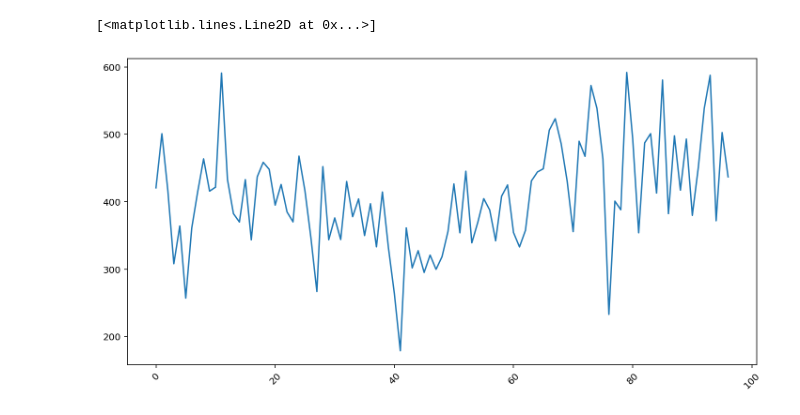
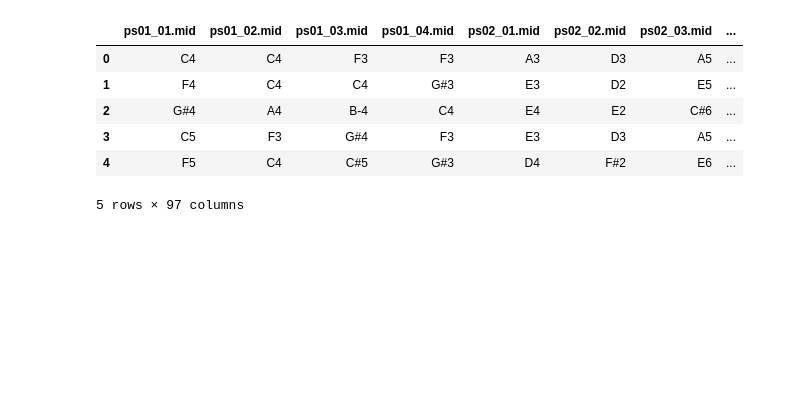
Before and after one commit to neilgogogo/digital_musicology, a Jupyter notebook: milestone2.ipynb, the cells around one changed output. Saved outputs shown, nothing was run; the diff lists cells and outputs as text; code cells hidden in the pictures; blank space fills up the shorter version.

```diff
--- a/milestone2.ipynb
+++ b/milestone2.ipynb
@@ -12,0 +19,10 @@ DATA_DIR = r'./another_midi'
+# %%
+### Object structure used by music21 lib
+materials = []
+midi = converter.parse(SAMPLE_FILE)
+parts = instrument.partitionByInstrument(midi)
+for music_instrument in parts:
+    for element_by_offset in stream.iterator.OffsetIterator(music_instrument):
+        for entry in element_by_offset:
+            materials.append(type(entry))
+set(materials)
@@ -93,7 +81,10 @@ plt.plot(sonata_pitch)
-# %%
-plt.figure(figsize=(12, 6))
-plt.xticks(rotation=45)
-plt.plot(df_freq['avg_freq'])
-# %% [output]
-[<matplotlib.lines.Line2D at 0x...>]
-[figure, removed]
+# %%
+df.head()
+# %% [output]
+|  | ps01_01.mid | ps01_02.mid | ps01_03.mid | ps01_04.mid | ps02_01.mid | ps02_02.mid | ps02_03.mid | ... |
+| 0 | C4 | C4 | F3 | F3 | A3 | D3 | A5 | ... |
+| 1 | F4 | C4 | C4 | G#3 | E3 | D2 | E5 | ... |
+| 2 | G#4 | A4 | B-4 | C4 | E4 | E2 | C#6 | ... |
+| 3 | C5 | F3 | G#4 | F3 | E3 | D3 | A5 | ... |
+| 4 | F5 | C4 | C#5 | G#3 | D4 | F#2 | E6 | ... |
+5 rows × 97 columns
```
Also changed, not shown: parts of 18 cells of this notebook.
